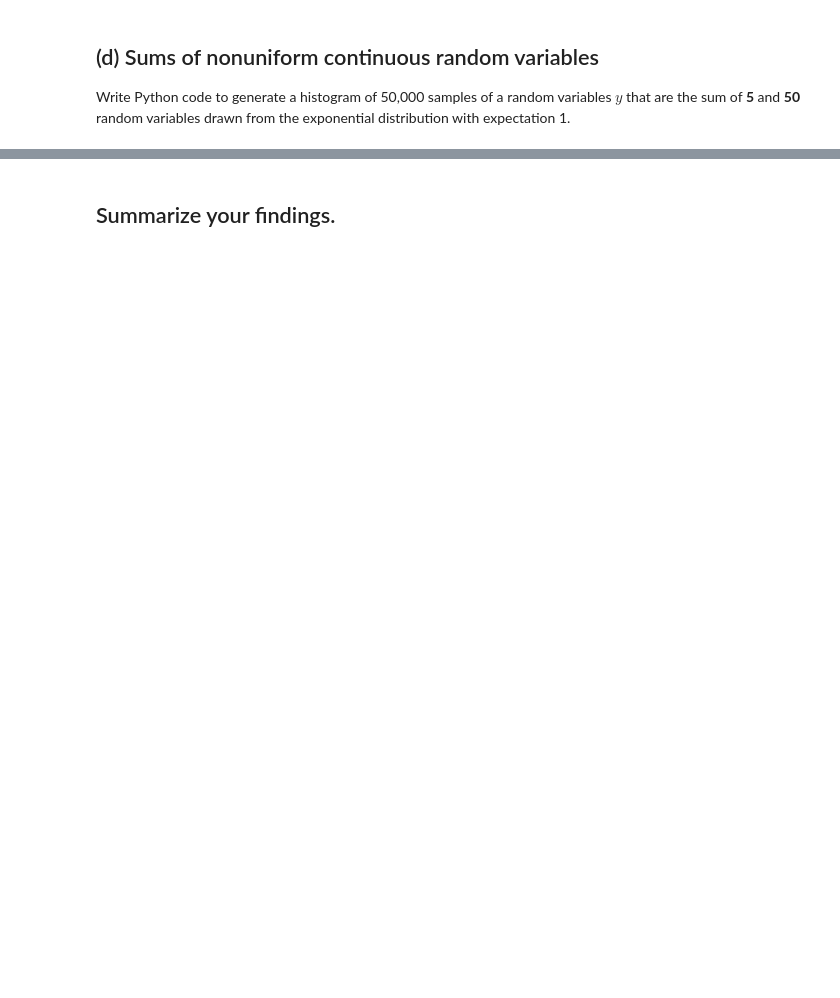
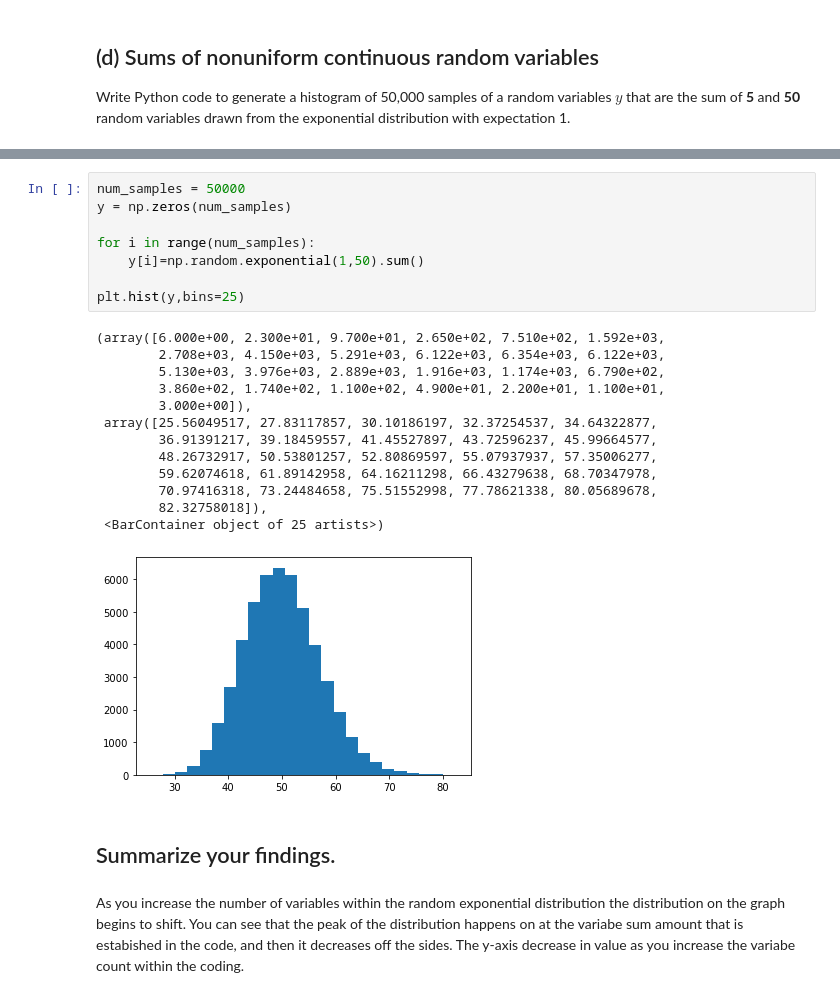
Before and after one commit to HWolf08/biophysics, a Jupyter notebook: week-05/problem-5.11.ipynb, the cells around one changed output, grey strips where cells are left out. Drawn from its saved outputs; the diff is of its cells as text; blank space fills up the shorter version.

```diff
--- a/week-05/problem-5.11.ipynb
+++ b/week-05/problem-5.11.ipynb
@@ -89,2 +150,26 @@ Write Python code to generate a histogram of 50,000 samples of a random variable
+# %%
+num_samples = 50000
+y = np.zeros(num_samples)
+
+for i in range(num_samples):
+    y[i]=np.random.exponential(1,50).sum()
+
+plt.hist(y,bins=25)
+# %% [output]
+(array([6.000e+00, 2.300e+01, 9.700e+01, 2.650e+02, 7.510e+02, 1.592e+03,
+        2.708e+03, 4.150e+03, 5.291e+03, 6.122e+03, 6.354e+03, 6.122e+03,
+        5.130e+03, 3.976e+03, 2.889e+03, 1.916e+03, 1.174e+03, 6.790e+02,
+        3.860e+02, 1.740e+02, 1.100e+02, 4.900e+01, 2.200e+01, 1.100e+01,
+        3.000e+00]),
+ array([25.56049517, 27.83117857, 30.10186197, 32.37254537, 34.64322877,
+        36.91391217, 39.18459557, 41.45527897, 43.72596237, 45.99664577,
+        48.26732917, 50.53801257, 52.80869597, 55.07937937, 57.35006277,
+        59.62074618, 61.89142958, 64.16211298, 66.43279638, 68.70347978,
+        70.97416318, 73.24484658, 75.51552998, 77.78621338, 80.05689678,
+        82.32758018]),
+ <BarContainer object of 25 artists>)
+[figure, added]
 # %% [markdown]
 ## Summarize your findings.
+# %% [markdown]
+As you increase the number of variables within the random exponential distribution the distribution on the graph begins to shift. You can see that the peak of the distribution happens on at the variabe sum amount that is estabished in the code, and then it decreases off the sides. The y-axis decrease in value as you increase the variabe count within the coding.
```
Also changed, not shown: parts of 11 cells of this notebook.
